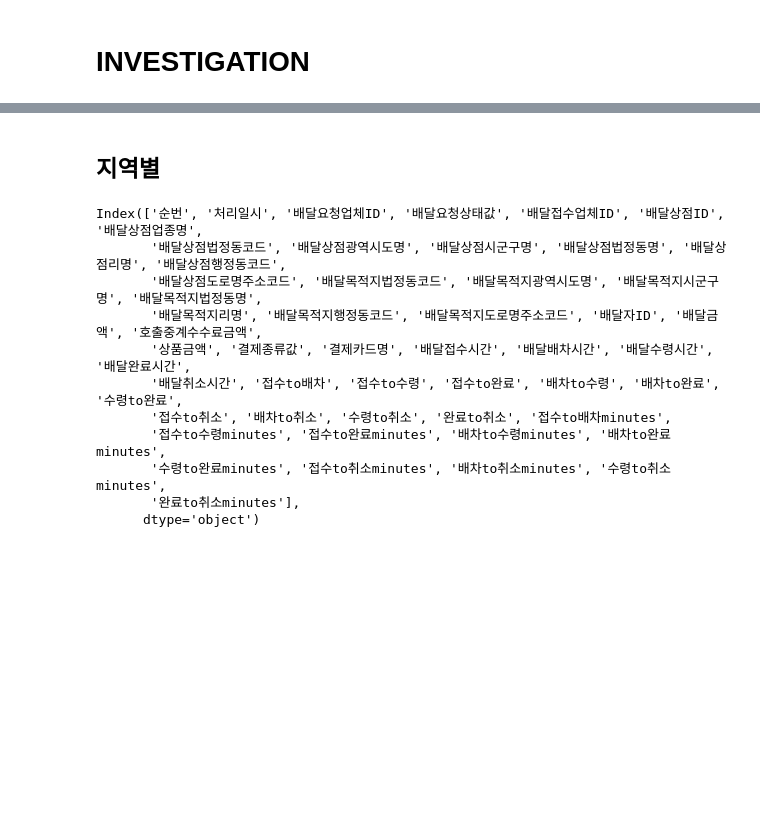
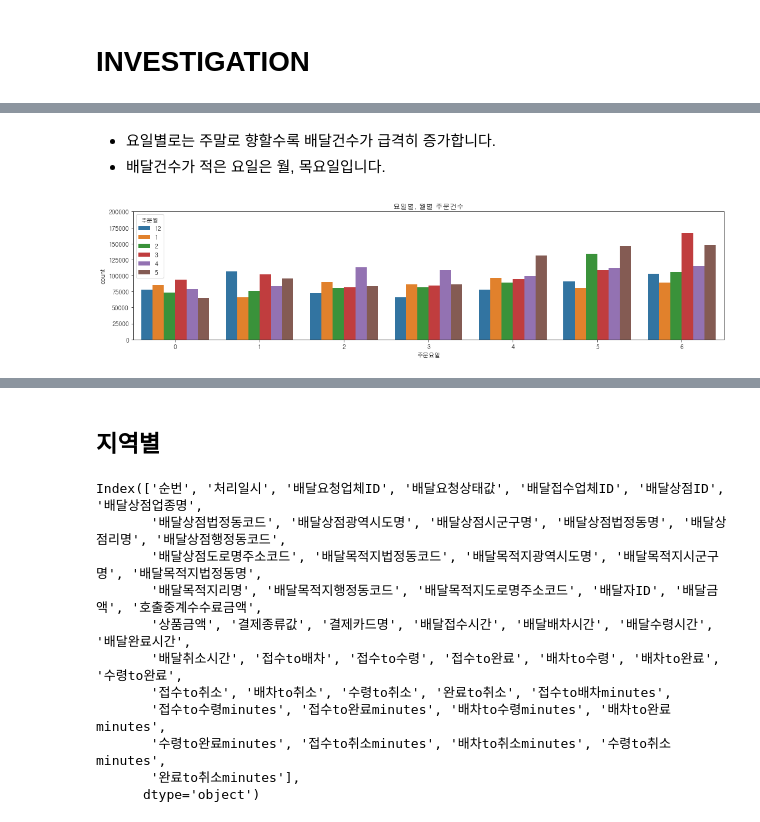
Before and after one commit to thinpig99/dacon_ktVisual, a Jupyter notebook: 210730_ktVisual_DA1.ipynb, the cells around one changed output, grey strips where cells are left out. Drawn from its saved outputs; the diff is of its cells as text; code cells hidden in the pictures; blank space fills up the shorter version.

```diff
--- a/210730_ktVisual_DA1.ipynb
+++ b/210730_ktVisual_DA1.ipynb
@@ -612,0 +650,11 @@ plt.show()
+# %% [markdown]
+- 요일별로는 주말로 향할수록 배달건수가 급격히 증가합니다.
+- 배달건수가 적은 요일은 월, 목요일입니다.
+# %%
+plt.figure(figsize=(18, 4))
+plots = sns.countplot(data=dlvr_uncanceled, x='주문요일', hue='주문월', hue_order=[12, 1, 2, 3, 4, 5])
+plt.title('요일별, 월별 주문건수')
+plt.ylim(top=200000)
+plt.show()
+# %% [output]
+[figure, added]
```
Also changed, not shown: parts of 129 cells of this notebook.
